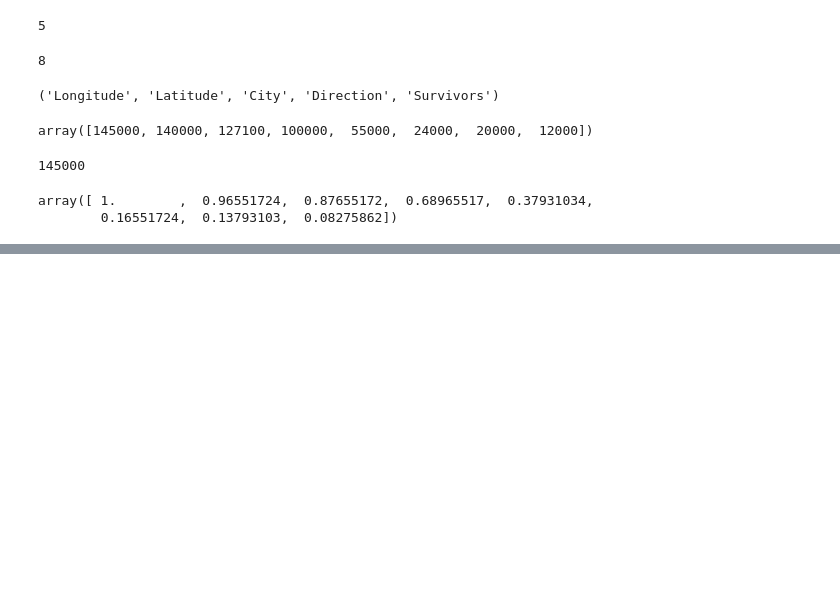
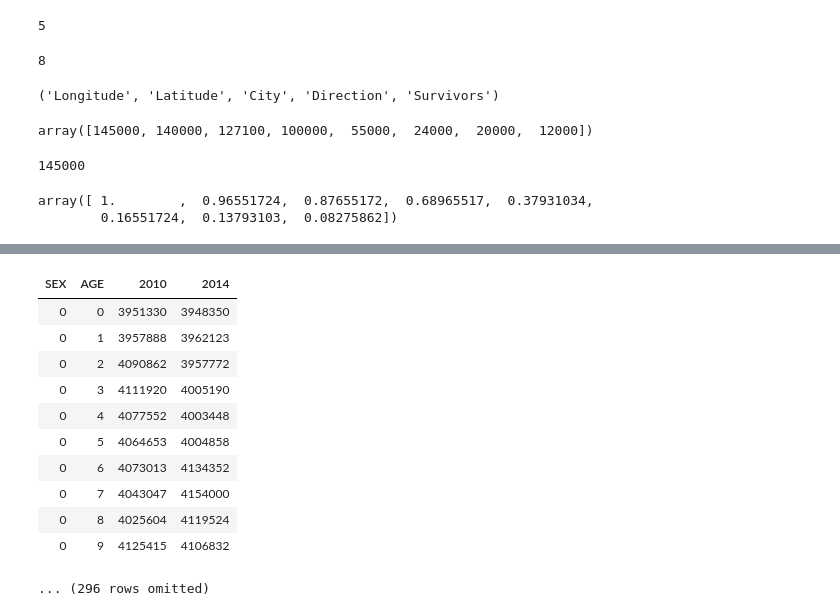
Before and after one commit to shionguha/cosc3570-introdatascience-fa18, a Jupyter notebook: sep11-13-inclass.ipynb, the cells around one changed output, grey strips where cells are left out. Cells and saved outputs as stored; diff of their text form; code cells hidden in the pictures; blank space fills up the shorter version.

```diff
--- a/sep11-13-inclass.ipynb
+++ b/sep11-13-inclass.ipynb
@@ -242,0 +331,17 @@ array([ 1.        ,  0.96551724,  0.87655172,  0.68965517,  0.37931034,
+# %%
+simple = partial.relabeled('POPESTIMATE2010','2010').relabeled(3,'2014')
+# %%
+simple
+# %% [output]
+| SEX | AGE | 2010 | 2014 |
+| 0 | 0 | 3951330 | 3948350 |
+| 0 | 1 | 3957888 | 3962123 |
+| 0 | 2 | 4090862 | 3957772 |
+| 0 | 3 | 4111920 | 4005190 |
+| 0 | 4 | 4077552 | 4003448 |
+| 0 | 5 | 4064653 | 4004858 |
+| 0 | 6 | 4073013 | 4134352 |
+| 0 | 7 | 4043047 | 4154000 |
+| 0 | 8 | 4025604 | 4119524 |
+| 0 | 9 | 4125415 | 4106832 |
+... (296 rows omitted)
```
Also changed, not shown: parts of 14 cells of this notebook, 1 other file.
